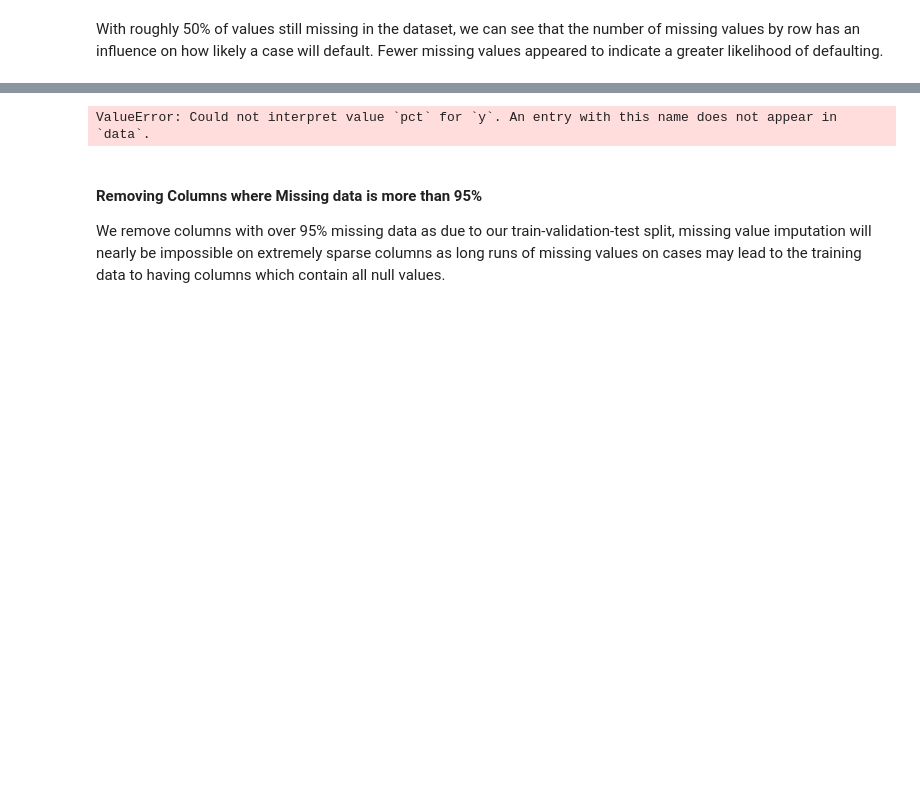
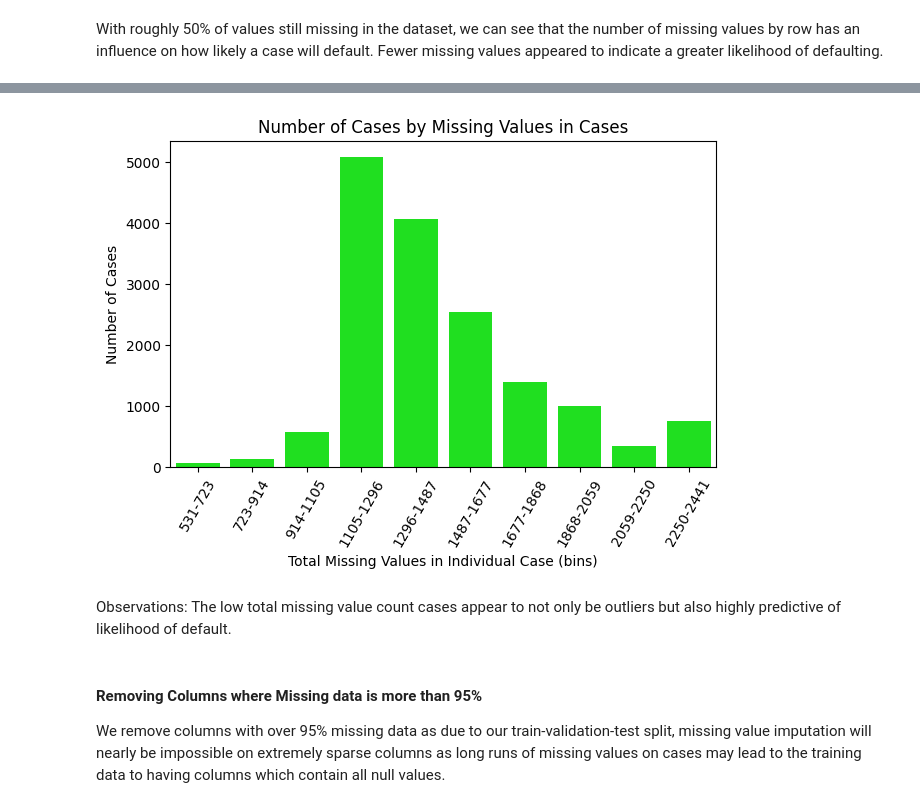
Before and after one commit to DataScienceAndEngineering/machine-learning-dse-i210-final-project-credit-risk, a Jupyter notebook: reports/final_report.ipynb, the cells around one changed output, grey strips where cells are left out. Drawn from its saved outputs; the diff is of its cells as text; code cells hidden in the pictures; blank space fills up the shorter version.

```diff
--- a/reports/final_report.ipynb
+++ b/reports/final_report.ipynb
@@ -287,18 +287,20 @@ plt.show()
 # %%
-sns.barplot(data=total_counts, x='null_bin', y='pct', color='lime')
+sns.barplot(data=total_counts, x='null_bin', y='target', color='lime')
 
 # Remove decimals in xticks
 bins_list = total_counts['null_bin'].unique().tolist()
 x_tick_labels = [ f'{int(cat.left)}-{int(cat.right)}' for cat in bins_list ]
 
 plt.xticks(ticks=range(n_bins), labels=x_tick_labels, rotation=60)
 plt.xlabel('Total Missing Values in Individual Case (bins)')
 plt.ylabel('Number of Cases')
 plt.title('Number of Cases by Missing Values in Cases')
 plt.tight_layout()
 plt.show()
 # %% [output]
-ValueError: Could not interpret value `pct` for `y`. An entry with this name does not appear in `data`.
+[figure, added]
+# %% [markdown]
+Observations: The low total missing value count cases appear to not only be outliers but also highly predictive of likelihood of default.
 # %% [markdown]
 #### Removing Columns where Missing data is more than 95%
 
```
Also changed, not shown: parts of 62 cells of this notebook.
